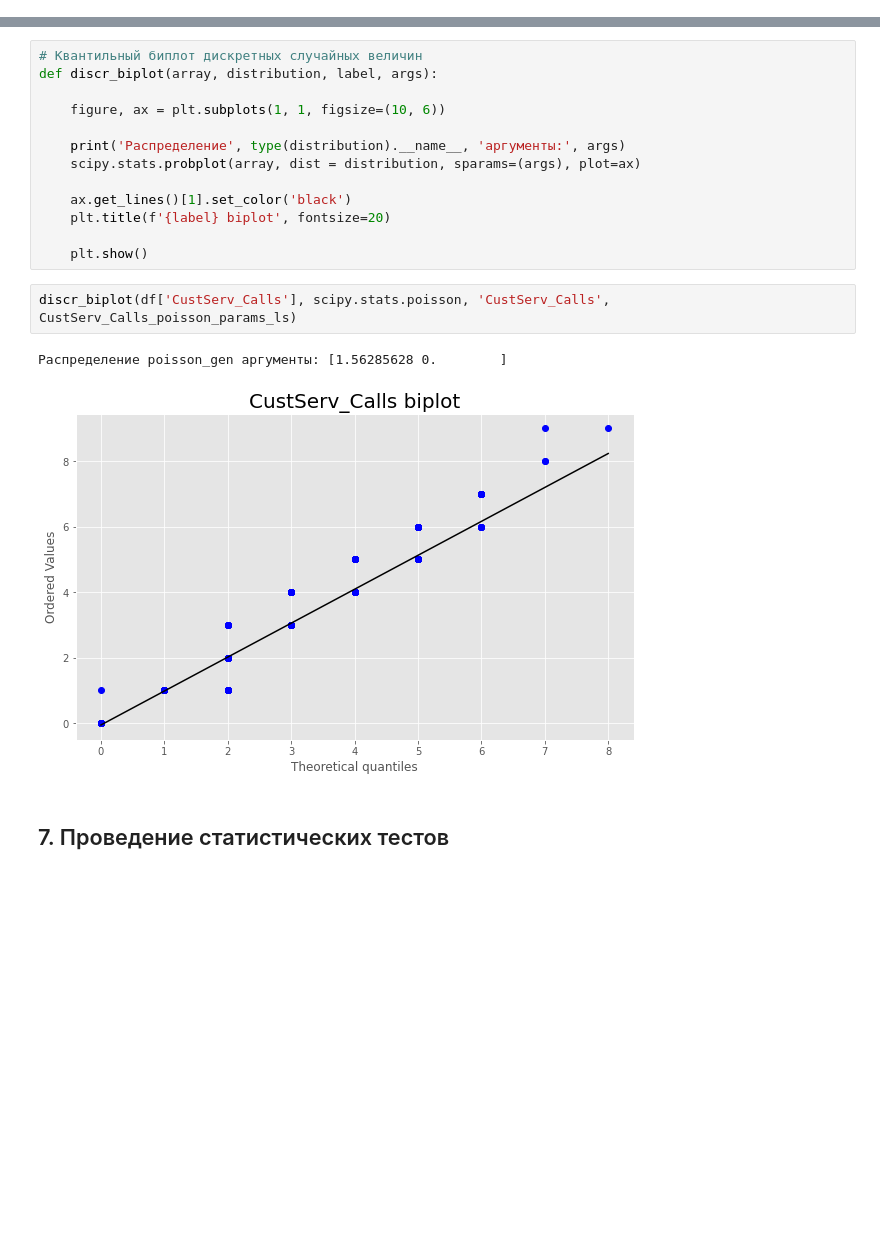
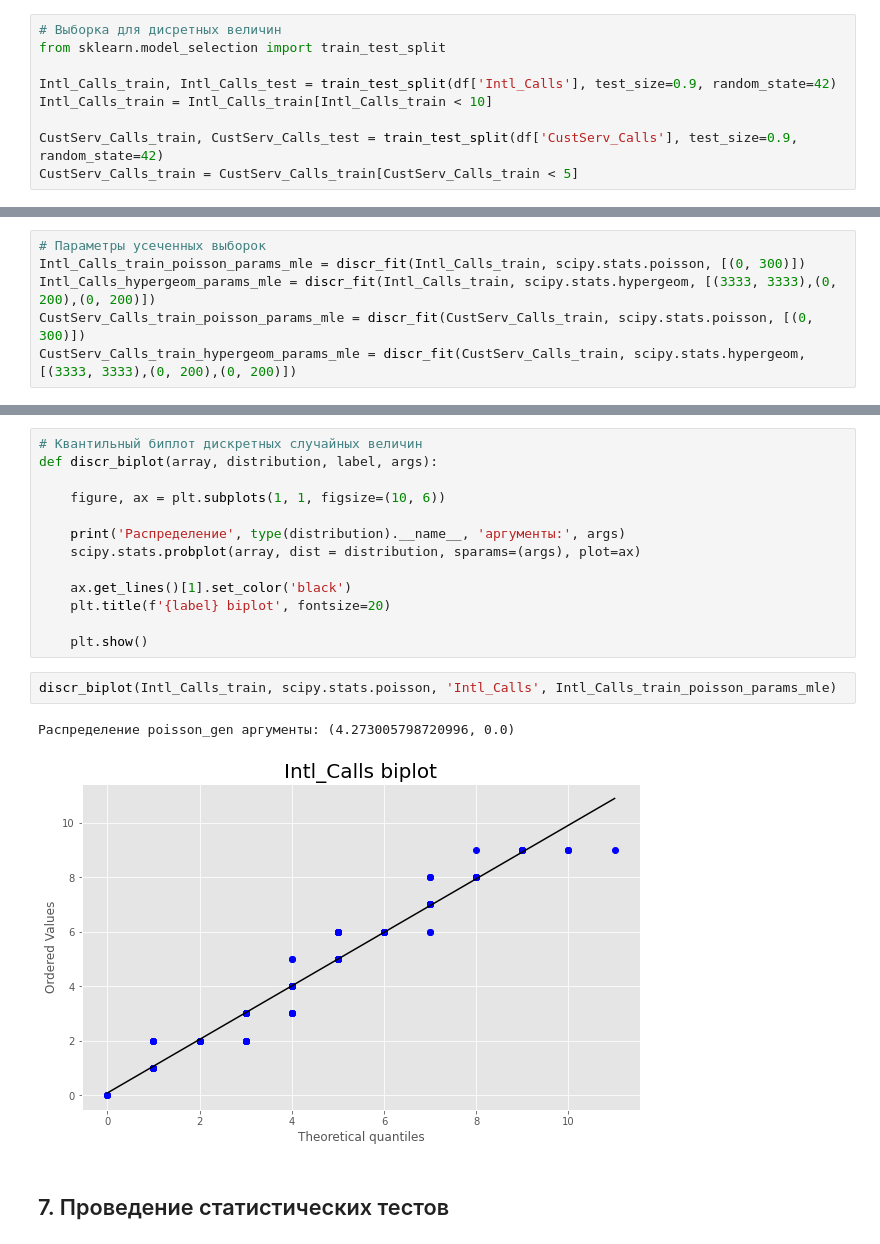
Before and after one commit to barbak11/MOMO, a Jupyter notebook: Lab1_one-dimensional random variable/Lab1_MOMO.ipynb, the cells around one changed output, grey strips where cells are left out. Drawn from its saved outputs; the diff is of its cells as text; blank space fills up the shorter version.

```diff
--- a/Lab1_one-dimensional random variable/Lab1_MOMO.ipynb
+++ b/Lab1_one-dimensional random variable/Lab1_MOMO.ipynb
@@ -163,6 +163,15 @@ def truncated_array(array, tail):
         if i < quantile_top and i > quantile_bot:
             array_trunc.append(i)
     return array_trunc
+# %%
+# Выборка для дисретных величин
+from sklearn.model_selection import train_test_split
+
+Intl_Calls_train, Intl_Calls_test = train_test_split(df['Intl_Calls'], test_size=0.9, random_state=42)
+Intl_Calls_train = Intl_Calls_train[Intl_Calls_train < 10]
+
+CustServ_Calls_train, CustServ_Calls_test = train_test_split(df['CustServ_Calls'], test_size=0.9, random_state=42)
+CustServ_Calls_train = CustServ_Calls_train[CustServ_Calls_train < 5]
 # %% [markdown]
 ## 5. Оценка параметров выбранных распределений
 # %% [markdown]
@@ -269,6 +278,12 @@ Intl_Calls_poisson_params_mle = discr_fit(df['Intl_Calls'], scipy.stats.poisson,
 Intl_Calls_hypergeom_params_mle = discr_fit(df['Intl_Calls'], scipy.stats.hypergeom, [(3333, 3333),(0, 200),(0, 200)])
 CustServ_Calls_poisson_params_mle = discr_fit(df['CustServ_Calls'], scipy.stats.poisson, [(0, 300)])
 CustServ_Calls_hypergeom_params_mle = discr_fit(df['CustServ_Calls'], scipy.stats.hypergeom, [(3333, 3333),(0, 200),(0, 200)])
+# %%
+# Параметры усеченных выборок
+Intl_Calls_train_poisson_params_mle = discr_fit(Intl_Calls_train, scipy.stats.poisson, [(0, 300)])
+Intl_Calls_hypergeom_params_mle = discr_fit(Intl_Calls_train, scipy.stats.hypergeom, [(3333, 3333),(0, 200),(0, 200)])
+CustServ_Calls_train_poisson_params_mle = discr_fit(CustServ_Calls_train, scipy.stats.poisson, [(0, 300)])
+CustServ_Calls_train_hypergeom_params_mle = discr_fit(CustServ_Calls_train, scipy.stats.hypergeom, [(3333, 3333),(0, 200),(0, 200)])
 # %%
 # Строим графики теоретических распределений для дискретной случайной величины
 def discr_distplot(array, distribution, args):
@@ -366,10 +381,10 @@ def discr_biplot(array, distribution, label, args):
 
     plt.show()
 # %%
-discr_biplot(df['CustServ_Calls'], scipy.stats.poisson, 'CustServ_Calls', CustServ_Calls_poisson_params_ls)
+discr_biplot(Intl_Calls_train, scipy.stats.poisson, 'Intl_Calls', Intl_Calls_train_poisson_params_mle)
 # %% [output]
-Распределение poisson_gen аргументы: [1.56285628 0.        ]
+Распределение poisson_gen аргументы: (4.273005798720996, 0.0)
-[figure, old version]
+[figure, new version]
 # %% [markdown]
 ## 7. Проведение статистических тестов
 # %%
```
Also changed, not shown: parts of 20 cells of this notebook, 3 other files.
